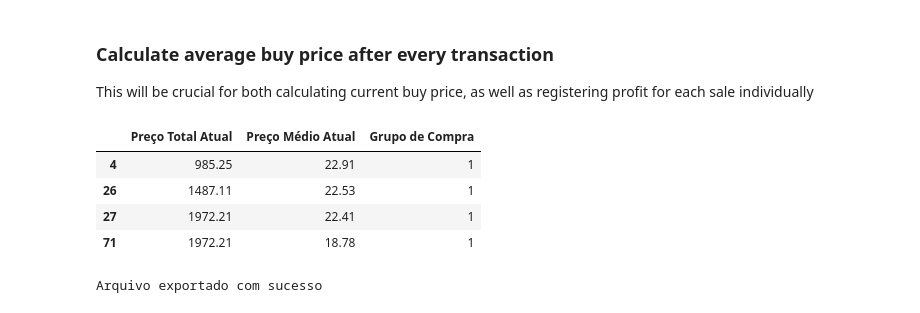
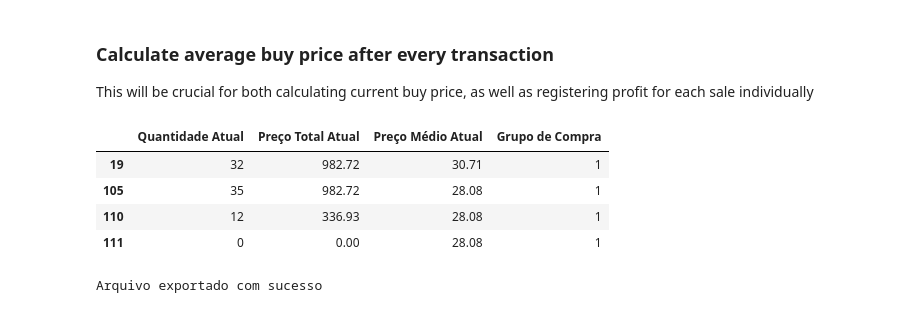
Before and after one commit to guilhermezvalente/investment-management-tool, a Jupyter notebook: sql - F1IOUR - investment-operations-report.ipynb, the cells around one changed output. Cells and saved outputs as stored; diff of their text form; code cells hidden in the pictures.

```diff
--- a/sql - F1IOUR - investment-operations-report.ipynb
+++ b/sql - F1IOUR - investment-operations-report.ipynb
@@ -45,7 +46,7 @@ Arquivo já existe
 import sqlite3
 
 # Connect to the SQLite database
-conn = sqlite3.connect('/F2IRT - investment-registering-tool/database/operations.db')
+conn = sqlite3.connect('F2IRT - investment-registering-tool/AI Version/database/operations.db')
 
 # Read the data from the database into a DataFrame
 assets_df = pd.read_sql_query("SELECT * FROM operations", conn)
@@ -55,7 +56,9 @@ conn.close()
 
 assets_df.columns=['ID', 'Categoria', 'Operação', 'Ticker', 'Data da Operação', 'Preço unitário', 'Quantidade', 'Taxas - Liquidação', 'Taxas - Emolumentos', 'Taxas - Impostos', 'Taxas - Operacional', 'Taxas - Outros', 'Taxas - IRRF', 'Timestamp']
 
+assets_df = assets_df.sort_values(by='Data da Operação', ascending=True).reset_index(drop=True)
+
 # Display the first few rows of the DataFrame
-assets_df.head()
+assets_df.tail(10)
 # %% [output]
 |  | ID | Categoria | Operação | Ticker | Data da Operação | Preço unitário | Quantidade | ... |
@@ -216,39 +221,39 @@ for i in range(len(assets_df)): # apply the following to each row in assets_df
 # However, that wouldn't work when the fully sell an asset, because this acc quantity goes to 0. So we'll go down a safer path:
 
 # We'll iterate all rows from assets_df to make sure whenever we have a Sale, it will pull average price from previous row:
 for i in range(len(assets_df)): # apply the following to each row in assets_df
     ticker = assets_df.loc[i, 'Ticker'] # create variable to store ticker for that row
     grupo_compra = assets_df.loc[i, 'Grupo de Compra'] # same for purchase group
     cum_buy_price = assets_df.loc[i, 'Preço Total Atual'] # same for accumulated buy price
     cum_quant = assets_df.loc[i, 'Quantidade Atual'] # same for accumulated quantity
     previous_rows = assets_df[(assets_df['Ticker'] == ticker) &
                               (assets_df['Grupo de Compra'] == grupo_compra) &
                               (assets_df.index < i)] # create a sub-dataframe with all transactions in assets_df for the same ticker and purchase group, that happened before the current transaction
 
     # Since we'll need to pull data from previous rows, here we'll make sure not to break the code every first ticker and purchase group
     if previous_rows.empty: # apply if previous rows do not exist. that is: for every first transaction of each ticker and purchase group
         prev_avg_price = 0 # stablish previous average price as 0
 
     else: # if previous rows do exist, meaning all transactions after the first, now there is a baseline to compare
         prev_avg_price = previous_rows['Preço Médio Atual'].iloc[-1] # pulls previous average price from previous row's average price column
 
     # As mentioned, the process is different for Sales. To avoid mistakes, we'll always pull average price from previous row's average price
     if assets_df.loc[i, 'Operação'] != 'Sale': # apply the following for non-Sales operations
         avg_price = cum_buy_price / cum_quant # average price is the division between accumulated buy price and accumulated quantity
 
     else: # apply the following for Sales operations
         avg_price = prev_avg_price # average price is the same as previous row's for the same ticker as purchase group
 
     # Once we have the variable we want with the right values, all we need to do is bring it to the df
     assets_df.loc[i, 'Preço Médio Atual'] = avg_price
 
-assets_df.loc[assets_df['Ticker'] == 'GGBR4', ['Preço Total Atual', 'Preço Médio Atual', 'Grupo de Compra']] # show specific example
+assets_df.loc[assets_df['Ticker'] == 'ITUB4', ['Quantidade Atual','Preço Total Atual', 'Preço Médio Atual', 'Grupo de Compra']] # show specific example
 # %% [output]
-|  | Preço Total Atual | Preço Médio Atual | Grupo de Compra |
-| 4 | 985.25 | 22.91 | 1 |
-| 26 | 1487.11 | 22.53 | 1 |
-| 27 | 1972.21 | 22.41 | 1 |
-| 71 | 1972.21 | 18.78 | 1 |
+|  | Quantidade Atual | Preço Total Atual | Preço Médio Atual | Grupo de Compra |
+| 19 | 32 | 982.72 | 30.71 | 1 |
+| 105 | 35 | 982.72 | 28.08 | 1 |
+| 110 | 12 | 336.93 | 28.08 | 1 |
+| 111 | 0 | 0.00 | 28.08 | 1 |
 # %%
 # Export a detailed version of input file to the output file
 
```
Also changed, not shown: parts of 11 cells of this notebook.
